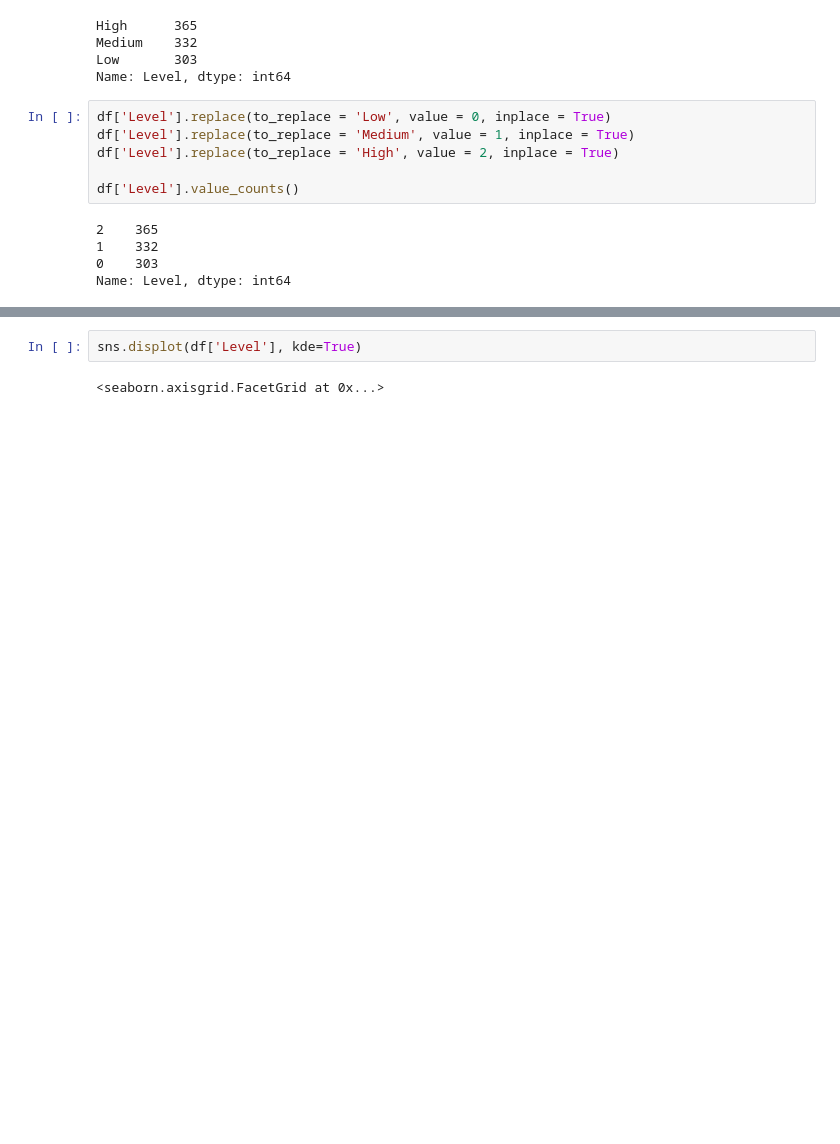
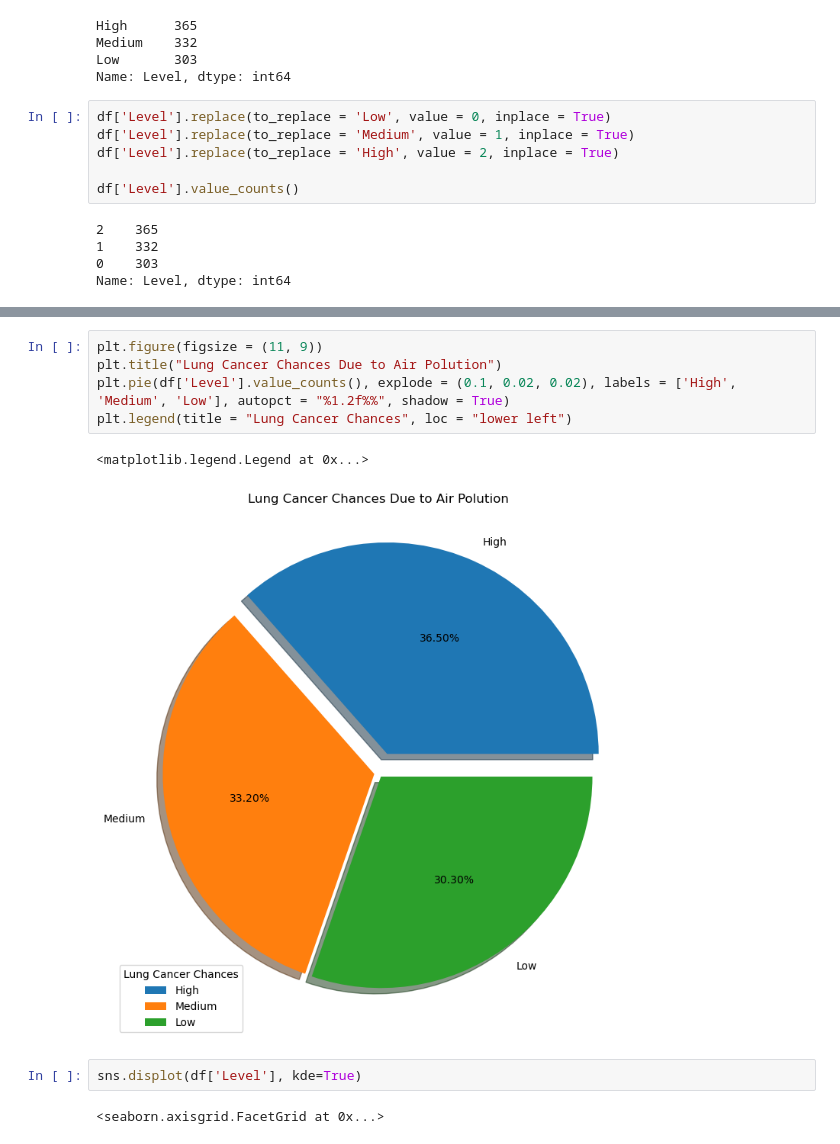
Before and after one commit to Subhajeet-Das/Lung-Cancer-Chance-Detection, a Jupyter notebook: lung-cancer-prediction.ipynb, the cells around one changed output, grey strips where cells are left out. Saved outputs shown, nothing was run; the diff lists cells and outputs as text; blank space fills up the shorter version.

Commit message:
| Lung Cancer Prediction |

```diff
--- a/lung-cancer-prediction.ipynb
+++ b/lung-cancer-prediction.ipynb
@@ -203,3 +239,11 @@ Name: Level, dtype: int64
+# %%
+plt.figure(figsize = (11, 9))
+plt.title("Lung Cancer Chances Due to Air Polution")
+plt.pie(df['Level'].value_counts(), explode = (0.1, 0.02, 0.02), labels = ['High', 'Medium', 'Low'], autopct = "%1.2f%%", shadow = True)
+plt.legend(title = "Lung Cancer Chances", loc = "lower left")
+# %% [output]
+<matplotlib.legend.Legend at 0x...>
+[figure, added]
 # %%
 sns.displot(df['Level'], kde=True)
 # %% [output]
```
Also changed, not shown: parts of 10 cells of this notebook.
